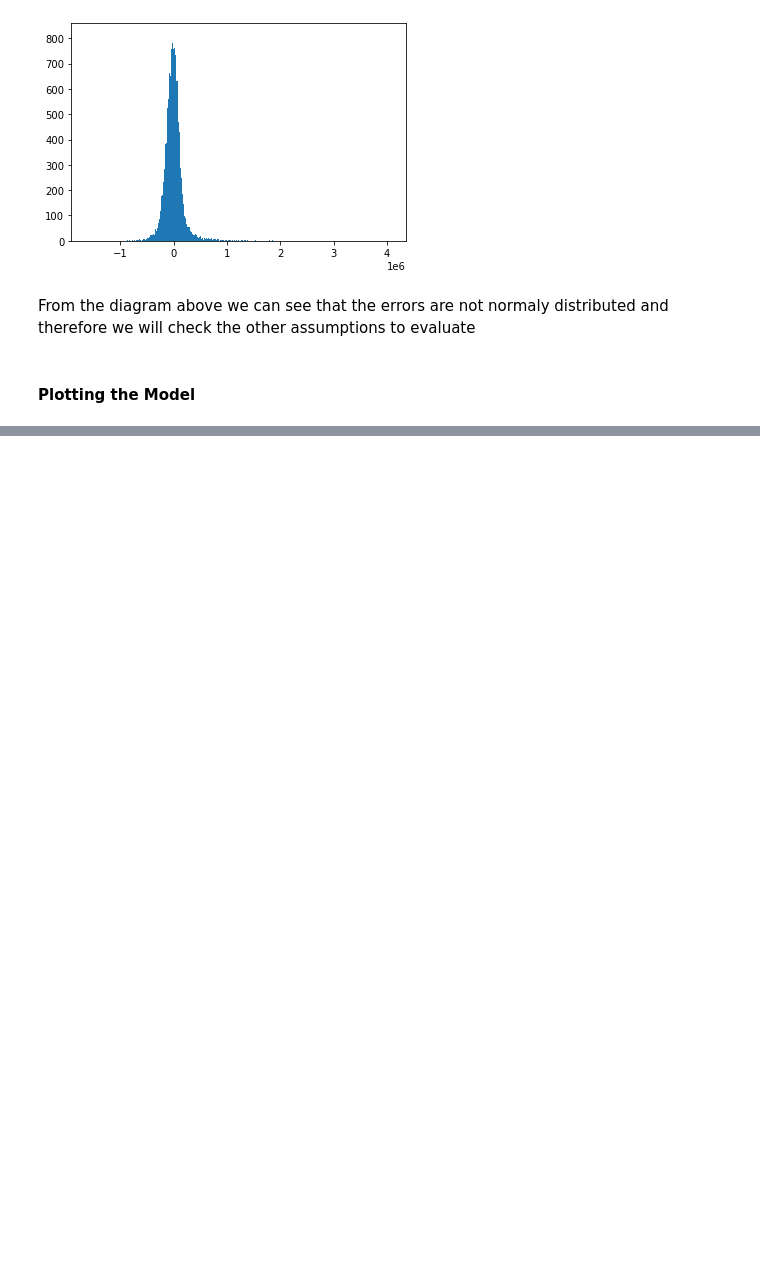
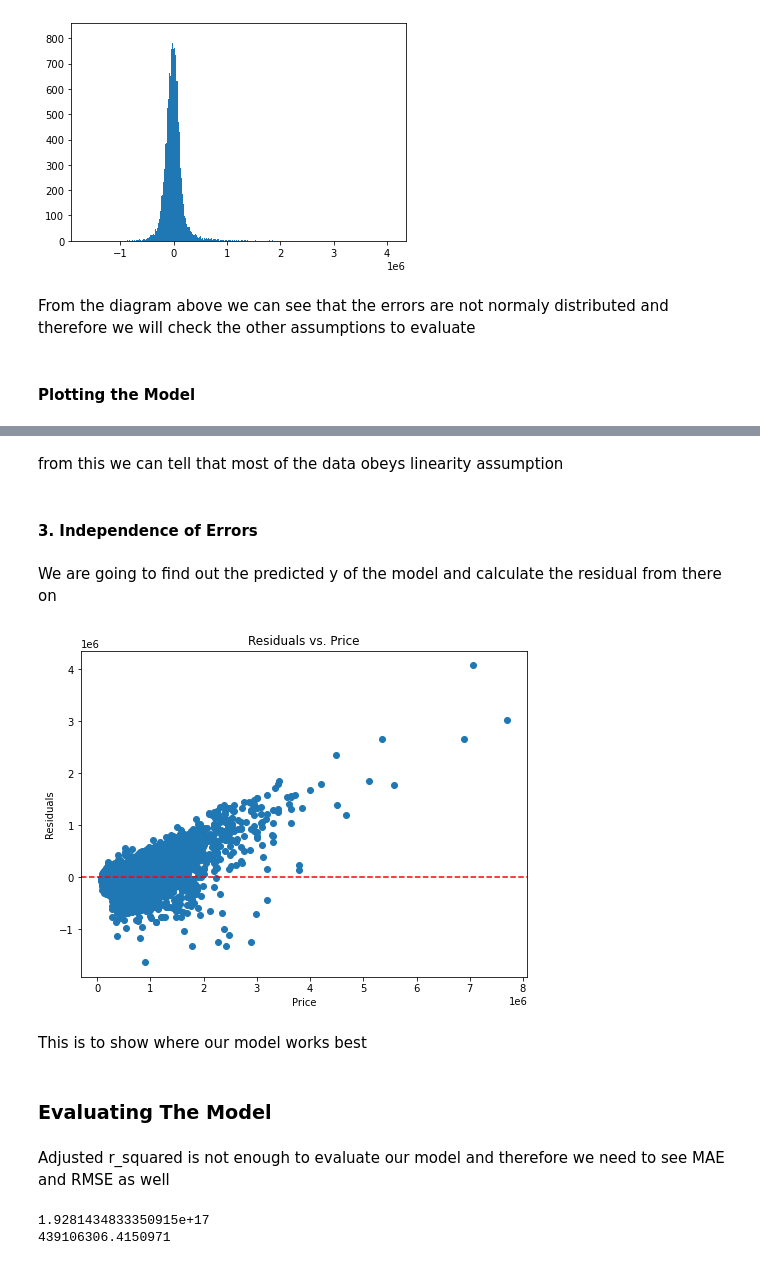
Before and after one commit to Sandrakiptumm/dsc-phase-2-project-v2-3-Group-3, a Jupyter notebook: student.ipynb, the cells around one changed output, grey strips where cells are left out. Saved outputs shown, nothing was run; the diff lists cells and outputs as text; code cells hidden in the pictures; blank space fills up the shorter version.

```diff
--- a/student.ipynb
+++ b/student.ipynb
@@ -709,0 +721,23 @@ From the diagram above we can see that the errors are not normaly distributed an
+# %% [markdown]
+from this we can tell that most of the data obeys linearity assumption
+# %% [markdown]
+#### 3. Independence of Errors
+# %% [markdown]
+We are going  to find out the predicted y of the model and calculate the residual from there on
+# %%
+# Plot residuals vs. target variable (price)
+plt.figure(figsize=(8, 6))
+plt.scatter(y, ML_model.resid)
+plt.xlabel('Price')
+plt.ylabel('Residuals')
+plt.title('Residuals vs. Price')
+plt.axhline(y=0, color='r', linestyle='--')  # Add a horizontal line at y=0 for reference
+plt.show()
+# %% [output]
+[figure, added]
+# %% [markdown]
+This is to show where our model works best
+# %% [markdown]
+### Evaluating The Model
+# %% [markdown]
+Adjusted r_squared is not enough to evaluate our model and therefore we need to see MAE and RMSE as well
@@ -709,0 +749,9 @@ From the diagram above we can see that the errors are not normaly distributed an
+# %%
+from sklearn.metrics import mean_squared_error
+mse = mean_squared_error(y, y_pred)
+rmse = mse ** 0.5
+print(mse)
+print(rmse)
+# %% [output]
+1.9281434833350915e+17
+439106306.4150971
```
Also changed, not shown: parts of 3 cells of this notebook.
